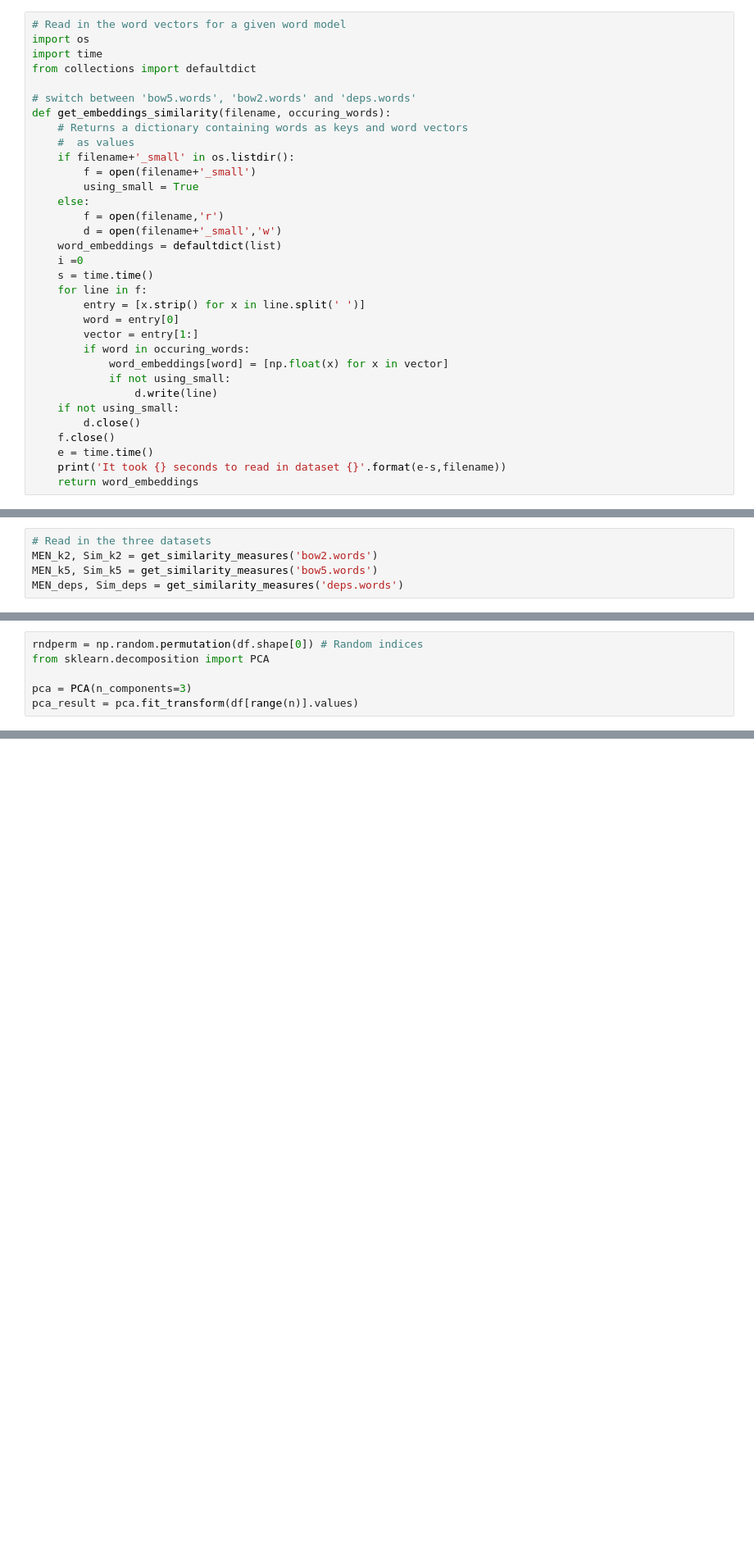
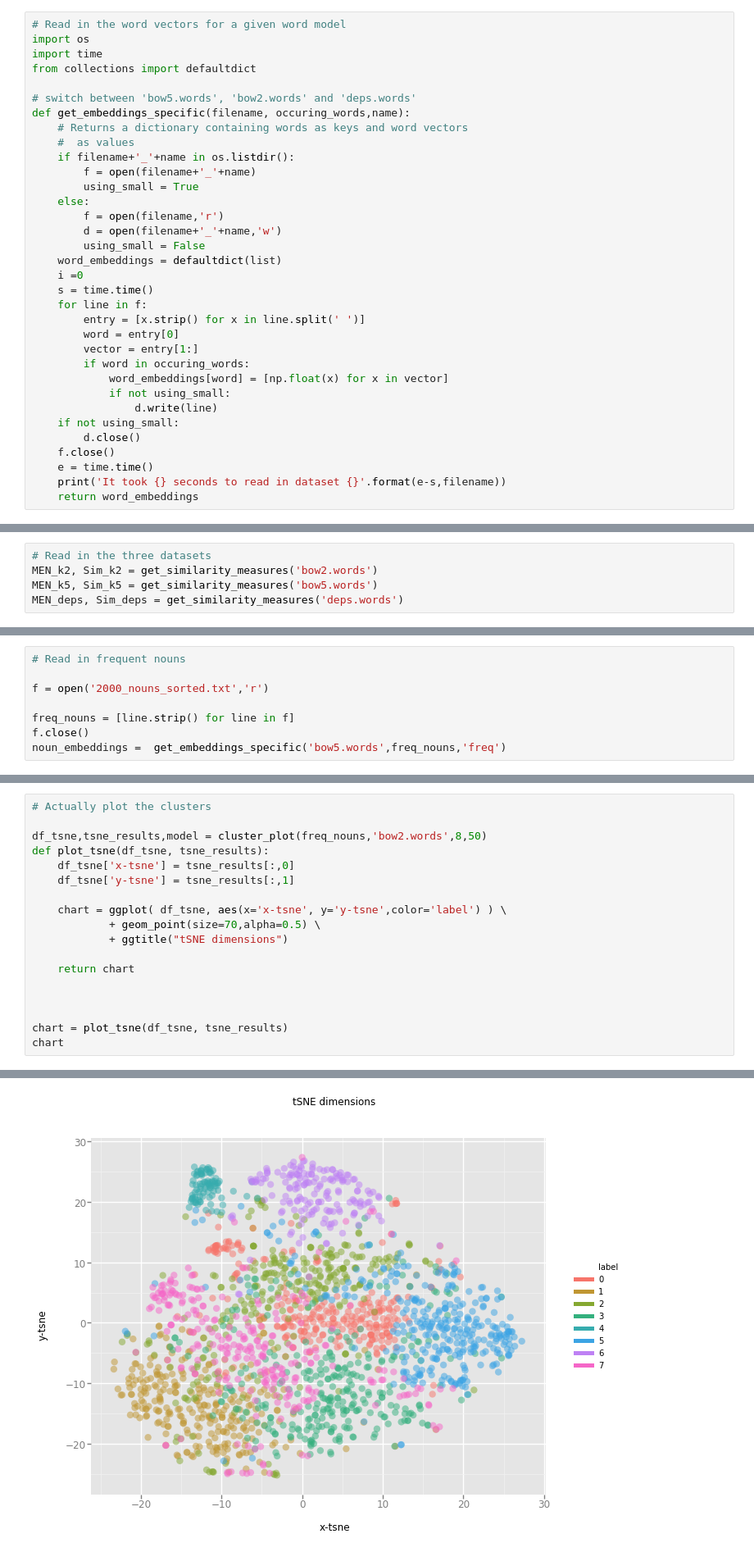
Before and after one commit to julianschoep/ULL, a Jupyter notebook: Assignment_1/ULL Similarity measure.ipynb, the cells around one changed output, grey strips where cells are left out. Shown at 82% size. Drawn from its saved outputs; the diff is of its cells as text; blank space fills up the shorter version.

```diff
--- a/Assignment_1/ULL Similarity measure.ipynb
+++ b/Assignment_1/ULL Similarity measure.ipynb
@@ -61,15 +61,16 @@ import time
 from collections import defaultdict
 
 # switch between 'bow5.words', 'bow2.words' and 'deps.words'
-def get_embeddings_similarity(filename, occuring_words):
+def get_embeddings_specific(filename, occuring_words,name):
     # Returns a dictionary containing words as keys and word vectors
     #  as values
-    if filename+'_small' in os.listdir():
-        f = open(filename+'_small')
+    if filename+'_'+name in os.listdir():
+        f = open(filename+'_'+name)
         using_small = True
     else:
         f = open(filename,'r')
-        d = open(filename+'_small','w')
+        d = open(filename+'_'+name,'w')
+        using_small = False
     word_embeddings = defaultdict(list)
     i =0
     s = time.time()
@@ -285,6 +323,0 @@ print(df[0])
-# %%
-rndperm = np.random.permutation(df.shape[0]) # Random indices
-from sklearn.decomposition import PCA
-
-pca = PCA(n_components=3)
-pca_result = pca.fit_transform(df[range(n)].values)
@@ -292,0 +324,8 @@ pca_result = pca.fit_transform(df[range(n)].values)
+# %%
+# Read in frequent nouns
+
+f = open('2000_nouns_sorted.txt','r')
+
+freq_nouns = [line.strip() for line in f]
+f.close()
+noun_embeddings =  get_embeddings_specific('bow5.words',freq_nouns,'freq')
@@ -292,0 +411,19 @@ pca_result = pca.fit_transform(df[range(n)].values)
+# %%
+# Actually plot the clusters
+
+df_tsne,tsne_results,model = cluster_plot(freq_nouns,'bow2.words',8,50)
+def plot_tsne(df_tsne, tsne_results):
+    df_tsne['x-tsne'] = tsne_results[:,0]
+    df_tsne['y-tsne'] = tsne_results[:,1]
+
+    chart = ggplot( df_tsne, aes(x='x-tsne', y='y-tsne',color='label') ) \
+            + geom_point(size=70,alpha=0.5) \
+            + ggtitle("tSNE dimensions")
+
+    return chart
+
+
+
+chart = plot_tsne(df_tsne, tsne_results)
+chart
+# %% [output]
@@ -292,0 +446 @@ pca_result = pca.fit_transform(df[range(n)].values)
+[figure, added]
```
Also changed, not shown: parts of 15 cells of this notebook, 32 other files.
